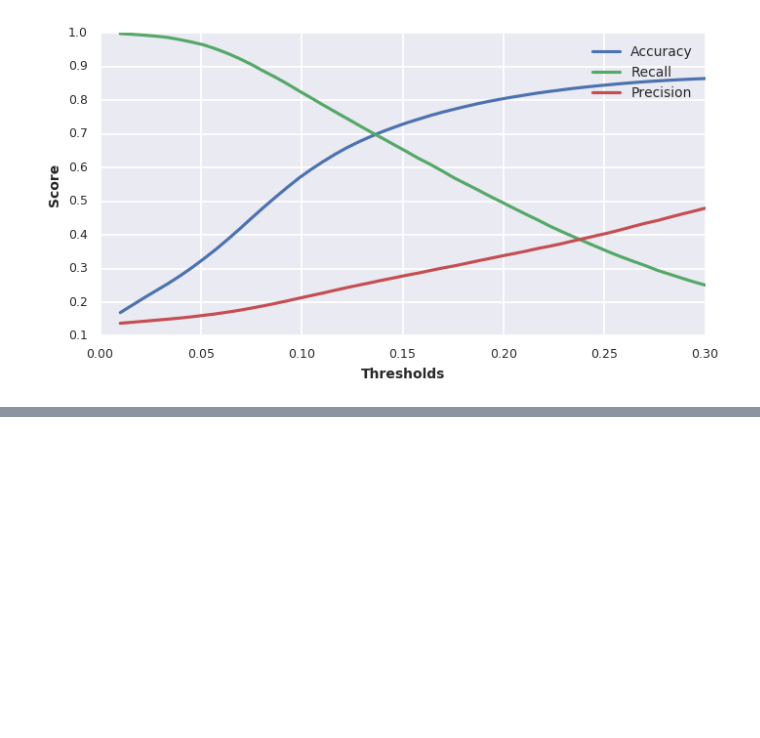
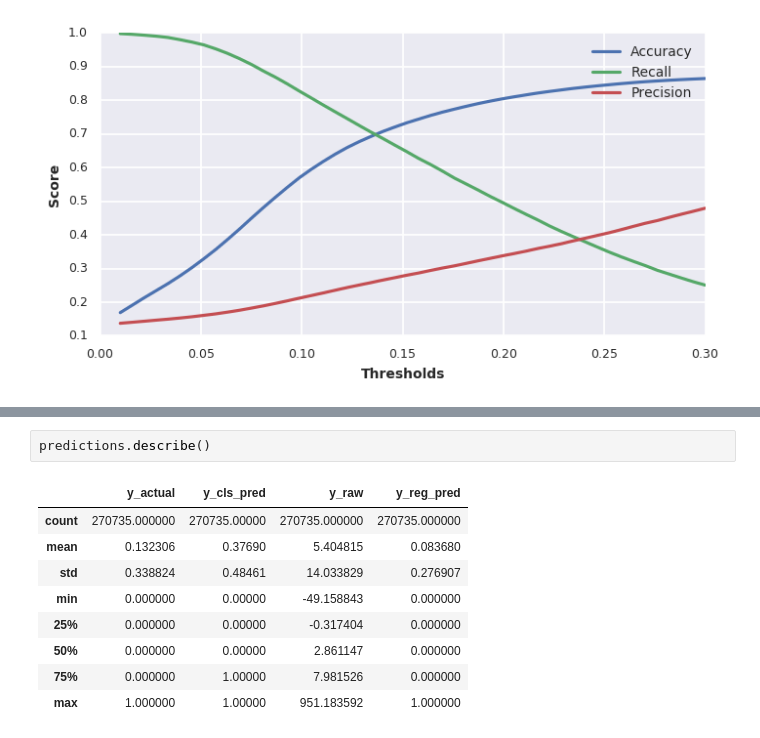
Before and after one commit to corbfost/flightdelaypredictor, a Jupyter notebook: eda/RandomFrst_and_Regressor.ipynb, the cells around one changed output, grey strips where cells are left out. Drawn from its saved outputs; the diff is of its cells as text; blank space fills up the shorter version.

```diff
--- a/eda/EDA_post_FSM.ipynb
+++ b/eda/RandomFrst_and_Regressor.ipynb
@@ -445,0 +512,12 @@ plt.show()
+# %%
+predictions.describe()
+# %% [output]
+|  | y_actual | y_cls_pred | y_raw | y_reg_pred |
+| count | 270735.000000 | 270735.00000 | 270735.000000 | 270735.000000 |
+| mean | 0.132306 | 0.37690 | 5.404815 | 0.083680 |
+| std | 0.338824 | 0.48461 | 14.033829 | 0.276907 |
+| min | 0.000000 | 0.00000 | -49.158843 | 0.000000 |
+| 25% | 0.000000 | 0.00000 | -0.317404 | 0.000000 |
+| 50% | 0.000000 | 0.00000 | 2.861147 | 0.000000 |
+| 75% | 0.000000 | 1.00000 | 7.981526 | 0.000000 |
+| max | 1.000000 | 1.00000 | 951.183592 | 1.000000 |
```
Also changed, not shown: parts of 10 cells of this notebook, 1 other file.
